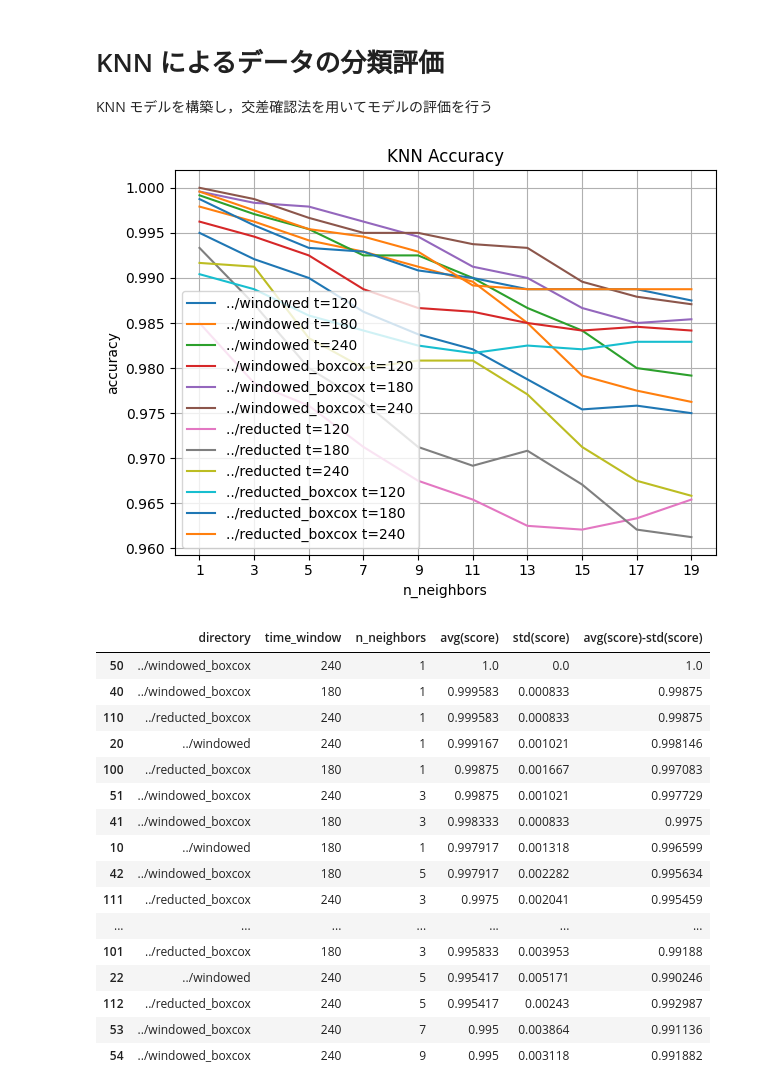
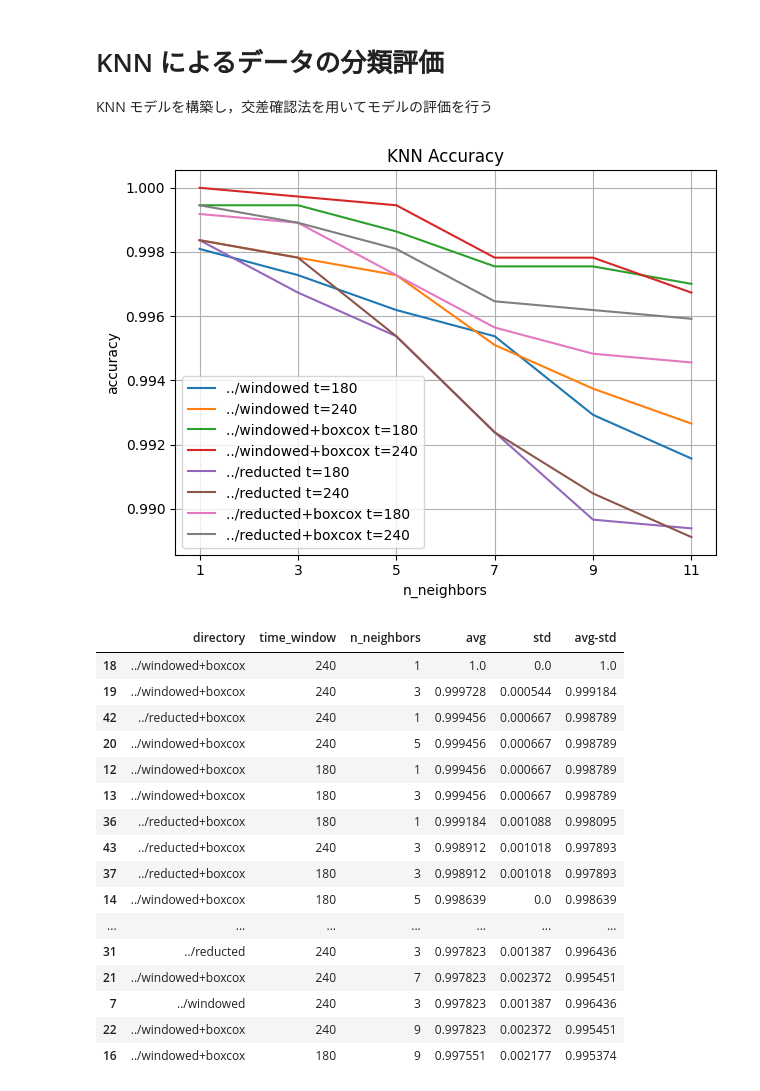
Before and after one commit to Ryos-K/aquatan-ble-classifier, a Jupyter notebook: v1/analysis/knn.ipynb, the cells around one changed output. Cells and saved outputs as stored; diff of their text form; code cells hidden in the pictures.

```diff
--- a/v1/analysis/knn.ipynb
+++ b/v1/analysis/knn.ipynb
@@ -9,15 +10,15 @@ import pandas as pd
 import matplotlib.pyplot as plt
 import numpy as np
 # %%
-DIRECTORIES = ["../windowed", "../windowed_boxcox", "../reducted", "../reducted_boxcox"]
-TIMEWINDOWS = [120, 180, 240]
-N_NEIGHBORS_LIST = [1, 3, 5, 7, 9, 11, 13, 15, 17, 19]
+DIRECTORIES = ["../windowed", "../windowed+boxcox", "../reducted", "../reducted+boxcox"]
+TIMEWINDOWS = [180, 240]
+N_NEIGHBORS_LIST = [1, 3, 5, 7, 9, 11]
 # %%
 N_SPlITS = 5
-N_SAMPLES = 80
+N_SAMPLES = 75
 
 # スコア表の初期化
-df_score = pd.DataFrame(columns=["directory", "time_window", "n_neighbors", "avg(score)", "std(score)", "avg(score)-std(score)"])
+df_score = pd.DataFrame(columns=["directory", "time_window", "n_neighbors", "avg", "std", "avg-std"])
 
 for i, directory in enumerate(DIRECTORIES):
     for j, time_window in enumerate(TIMEWINDOWS):
@@ -28,53 +29,53 @@ for i, directory in enumerate(DIRECTORIES):
 
         accs = []
         for n_neighbors in N_NEIGHBORS_LIST:
             knn = skn.KNeighborsClassifier(n_neighbors=n_neighbors)
             kf = skms.StratifiedKFold(N_SPlITS, shuffle=True, random_state=0)
             scores = skms.cross_val_score(knn, X, y, cv=kf)
             accs.append(scores.mean())
 
             df_score.loc[len(df_score)] = pd.Series(
                 {
                     "directory": directory,
                     "time_window": time_window,
                     "n_neighbors": n_neighbors,
-                    "avg(score)": scores.mean(),
-                    "std(score)": scores.std(),
-                    "avg(score)-std(score)": scores.mean() - scores.std(),
+                    "avg": scores.mean(),
+                    "std": scores.std(),
+                    "avg-std": scores.mean() - scores.std(),
                 },
             )
 
         plt.plot(N_NEIGHBORS_LIST, accs)
 
 plt.title("KNN Accuracy")
 plt.xlabel("n_neighbors")
 plt.ylabel("accuracy")
 plt.xticks(N_NEIGHBORS_LIST)
 plt.grid(True)
 plt.legend(
     [f"{dir} t={time_window}" for dir in DIRECTORIES for time_window in TIMEWINDOWS]
 )
 
 plt.tight_layout()
 plt.show()
-display(df_score.sort_values("avg(score)", ascending=False).head(20))
-display(df_score.sort_values("avg(score)-std(score)", ascending=False).head(20))
+display(df_score.sort_values("avg", ascending=False).head(20))
+display(df_score.sort_values("avg-std", ascending=False).head(20))
 # %% [output]
-[figure, old version]
+[figure, new version]
-|  | directory | time_window | n_neighbors | avg(score) | std(score) | avg(score)-std(score) |
-| 50 | ../windowed_boxcox | 240 | 1 | 1.0 | 0.0 | 1.0 |
-| 40 | ../windowed_boxcox | 180 | 1 | 0.999583 | 0.000833 | 0.99875 |
-| 110 | ../reducted_boxcox | 240 | 1 | 0.999583 | 0.000833 | 0.99875 |
-| 20 | ../windowed | 240 | 1 | 0.999167 | 0.001021 | 0.998146 |
-| 100 | ../reducted_boxcox | 180 | 1 | 0.99875 | 0.001667 | 0.997083 |
-| 51 | ../windowed_boxcox | 240 | 3 | 0.99875 | 0.001021 | 0.997729 |
-| 41 | ../windowed_boxcox | 180 | 3 | 0.998333 | 0.000833 | 0.9975 |
-| 10 | ../windowed | 180 | 1 | 0.997917 | 0.001318 | 0.996599 |
-| 42 | ../windowed_boxcox | 180 | 5 | 0.997917 | 0.002282 | 0.995634 |
-| 111 | ../reducted_boxcox | 240 | 3 | 0.9975 | 0.002041 | 0.995459 |
+|  | directory | time_window | n_neighbors | avg | std | avg-std |
+| 18 | ../windowed+boxcox | 240 | 1 | 1.0 | 0.0 | 1.0 |
+| 19 | ../windowed+boxcox | 240 | 3 | 0.999728 | 0.000544 | 0.999184 |
+| 42 | ../reducted+boxcox | 240 | 1 | 0.999456 | 0.000667 | 0.998789 |
+| 20 | ../windowed+boxcox | 240 | 5 | 0.999456 | 0.000667 | 0.998789 |
+| 12 | ../windowed+boxcox | 180 | 1 | 0.999456 | 0.000667 | 0.998789 |
+| 13 | ../windowed+boxcox | 180 | 3 | 0.999456 | 0.000667 | 0.998789 |
+| 36 | ../reducted+boxcox | 180 | 1 | 0.999184 | 0.001088 | 0.998095 |
+| 43 | ../reducted+boxcox | 240 | 3 | 0.998912 | 0.001018 | 0.997893 |
+| 37 | ../reducted+boxcox | 180 | 3 | 0.998912 | 0.001018 | 0.997893 |
+| 14 | ../windowed+boxcox | 180 | 5 | 0.998639 | 0.0 | 0.998639 |
 | ... | ... | ... | ... | ... | ... | ... |
-| 101 | ../reducted_boxcox | 180 | 3 | 0.995833 | 0.003953 | 0.99188 |
-| 22 | ../windowed | 240 | 5 | 0.995417 | 0.005171 | 0.990246 |
-| 112 | ../reducted_boxcox | 240 | 5 | 0.995417 | 0.00243 | 0.992987 |
-| 53 | ../windowed_boxcox | 240 | 7 | 0.995 | 0.003864 | 0.991136 |
-| 54 | ../windowed_boxcox | 240 | 9 | 0.995 | 0.003118 | 0.991882 |
+| 31 | ../reducted | 240 | 3 | 0.997823 | 0.001387 | 0.996436 |
+| 21 | ../windowed+boxcox | 240 | 7 | 0.997823 | 0.002372 | 0.995451 |
+| 7 | ../windowed | 240 | 3 | 0.997823 | 0.001387 | 0.996436 |
+| 22 | ../windowed+boxcox | 240 | 9 | 0.997823 | 0.002372 | 0.995451 |
+| 16 | ../windowed+boxcox | 180 | 9 | 0.997551 | 0.002177 | 0.995374 |
```
Also changed, not shown: parts of 4 cells of this notebook, 37 other files.
